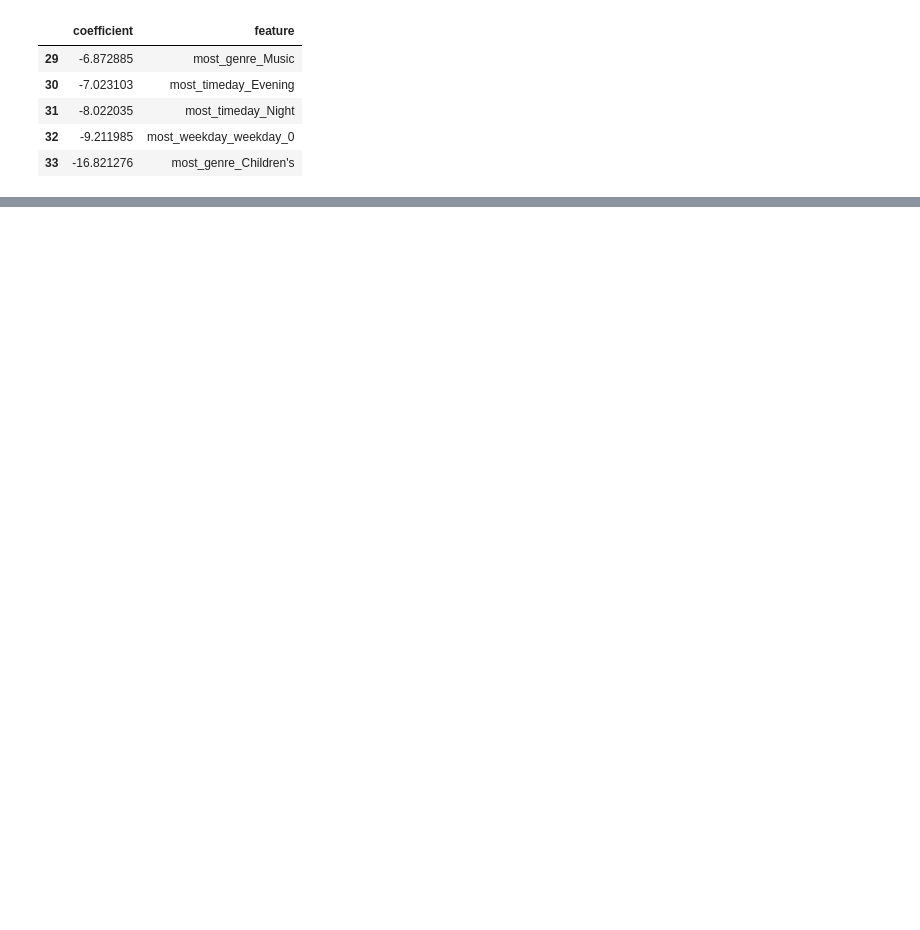
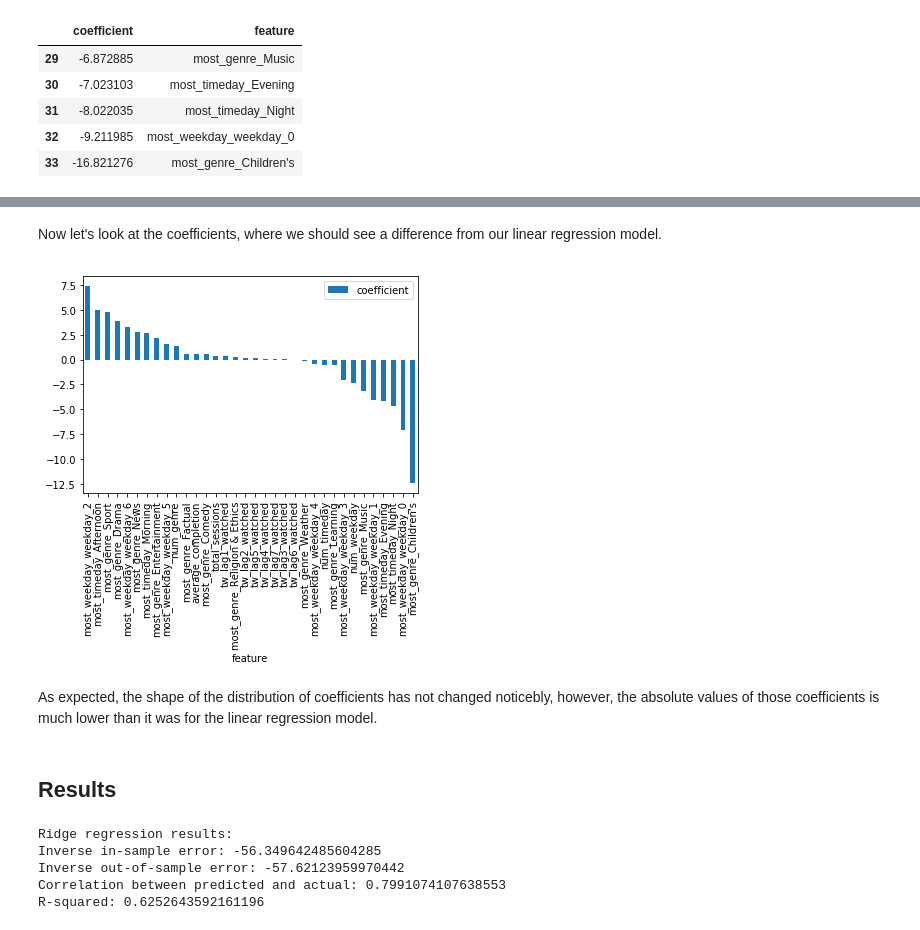
Before and after one commit to bbc/datalab-ml-training, a Jupyter notebook: iPlayerForecast_course4.ipynb, the cells around one changed output, grey strips where cells are left out. Saved outputs shown, nothing was run; the diff lists cells and outputs as text; code cells hidden in the pictures; blank space fills up the shorter version.

```diff
--- a/iPlayerForecast_course4.ipynb
+++ b/iPlayerForecast_course4.ipynb
@@ -299,0 +388,31 @@ Again we need to tune the penalty parameter _alpha_.
+# %% [markdown]
+Now let's look at the coefficients, where we should see a difference from our linear regression model.
+# %%
+# Let's have a look at the estimated coefficients
+coefRidge=pd.DataFrame(
+    {'feature': list(features.columns),
+     'coefficient': list(mod2.coef_)
+    })
+# Make the index the feature label.
+coefRidge = coefRidge.set_index(['feature'])
+# %%
+coefRidge.sort_values(by='coefficient', ascending=False).plot(kind='bar')
+plt.show()
+# %% [output]
+[figure, added]
+# %% [markdown]
+As expected, the shape of the distribution of coefficients has not changed noticebly, however, the absolute values of those coefficients is much lower than it was for the linear regression model.
+# %% [markdown]
+## Results
+# %%
+print("Ridge regression results:")
+print("Inverse in-sample error: {}".format(np.mean(RR_is)))
+print("Inverse out-of-sample error: {}".format(np.mean(RR_oos)))
+print("Correlation between predicted and actual: {}".format(RR_r))
+print("R-squared: {}".format(np.mean(RR_r2)))
+# %% [output]
+Ridge regression results:
+Inverse in-sample error: -56.349642485604285
+Inverse out-of-sample error: -57.62123959970442
+Correlation between predicted and actual: 0.7991074107638553
+R-squared: 0.6252643592161196
```
Also changed, not shown: parts of 59 cells of this notebook.
